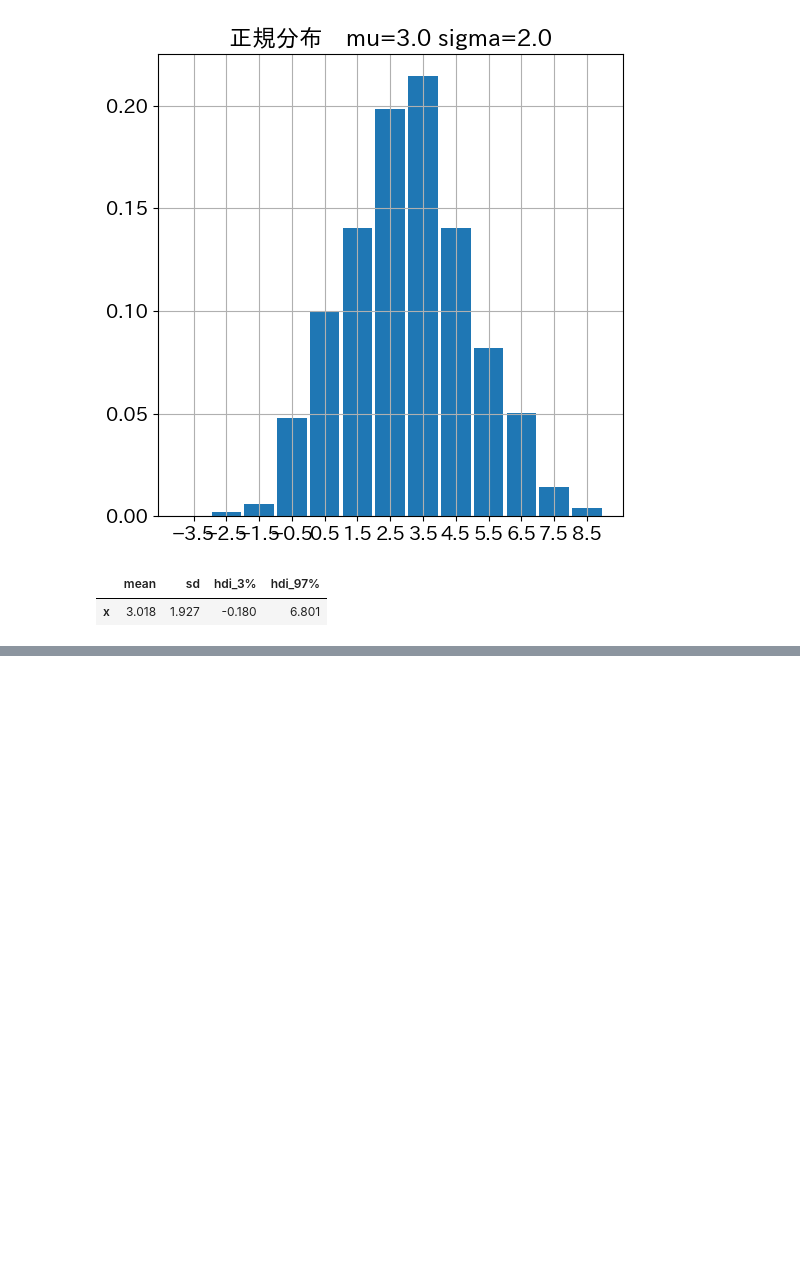
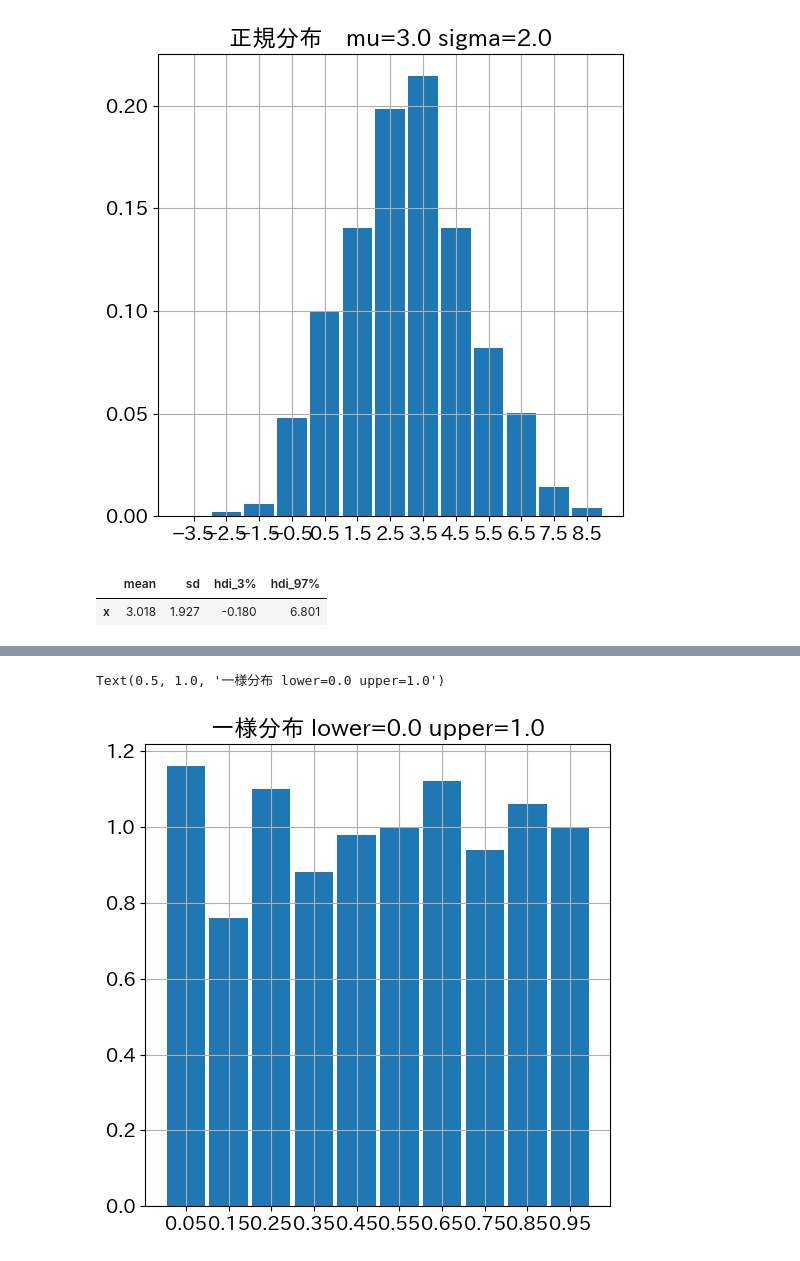
Before and after one commit to maton369/Bayesian_Inference_Practice, a Jupyter notebook: 2章_よく利用される確率分布.ipynb, the cells around one changed output, grey strips where cells are left out. Saved outputs shown, nothing was run; the diff lists cells and outputs as text; code cells hidden in the pictures; blank space fills up the shorter version.

```diff
--- a/2章_よく利用される確率分布.ipynb
+++ b/2章_よく利用される確率分布.ipynb
@@ -1151,0 +1335,80 @@ display(summary5)
+# %%
+# 一様分布のヒストグラム用ビンの設定
+# bins = np.arange(0.0, 1.1, 0.1) は、
+#
+#   [0.0, 0.1, 0.2, ..., 1.0]
+#
+# という 0.1 刻みのビン境界を定義している。
+# ここで扱っている事前分布は
+#
+#   X ∼ Uniform(0, 1)
+#
+# であり、理論的な確率密度関数は
+#
+#   f(x) =
+#     1              （0 ≤ x ≤ 1）
+#     0              （それ以外）
+#
+# である。
+#
+# 一様分布 U(0,1) のもとで、任意の区間 [a, b] ⊂ [0,1] に対して
+#
+#   P(a ≤ X ≤ b) = b - a
+#
+# が成り立つため、今回の 0.1 幅のビン [0.0, 0.1), [0.1, 0.2), ... に対しては
+#
+#   P(k/10 ≤ X < (k+1)/10) = 0.1
+#
+# がすべての k = 0,1,...,9 で同じ値になる。
+# したがって、理論的には「全ビンの高さが同じ」ヒストグラムになるはずである。
+bins = np.arange(0.0, 1.1, 0.1)
+
+# ArviZ によるヒストグラム描画
+# az.plot_dist に kind='hist' を指定することで、
+# サンプル列 x_samples6 のヒストグラムを描画している。
+#
+# x_samples6 は前ステップで
+#
+#   X^(s) ∼ Uniform(0, 1)
+#
+# から生成された事前サンプルの集合 {X^(s)} に対応する。
+# hist_kwargs={'bins': bins} によって、上で定義した 0.1 幅のビンを
+# そのままヒストグラムに適用している。
+#
+# サンプル数を S とすると、各ビン j に入る標本数を N_j としたとき、
+#
+#   相対頻度   N_j / S
+#
+# は真の確率 P(bin j) の推定値となる。
+# U(0,1) の場合は P(bin j) = 0.1 なので、
+# 大数の法則により S → ∞ のとき
+#
+#   N_j / S → 0.1
+#
+# がほぼ確実に成り立つ。
+# このヒストグラムは、その収束の様子を有限サンプルで可視化していると解釈できる。
+ax = az.plot_dist(x_samples6, kind="hist", hist_kwargs={"bins": bins})
+
+# グラフタイトル設定
+# タイトルに lower, upper を含めることで、
+#
+#   X ∼ Uniform(lower, upper)
+#
+# すなわちここでは
+#
+#   X ∼ Uniform(0, 1)
+#
+# に従うサンプルの経験分布を描いていることが明示されている。
+# 理論的には、
+#   - 各ビンの棒の高さがほぼ同じであること
+#   - 0 未満や 1 超の領域には棒が現れないこと
+# を確認することで、一様分布 U(0,1) の性質
+#
+#   ・区間内で「どこも同じ確率密度」
+#   ・区間外の確率密度は 0
+#
+# がサンプルレベルで再現されているかどうかをチェックできる。
+ax.set_title(f"一様分布 lower={lower} upper={upper}")
+# %% [output]
+Text(0.5, 1.0, '一様分布 lower=0.0 upper=1.0')
+[figure, added]
```
Also changed, not shown: parts of 5 cells of this notebook.
